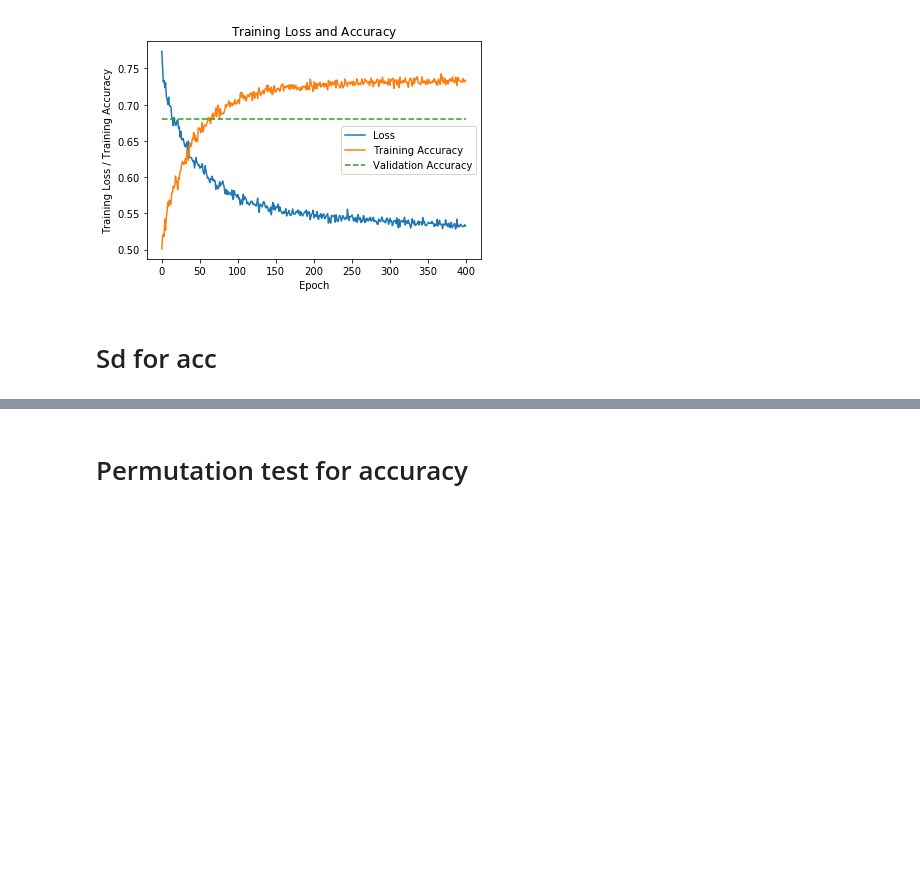
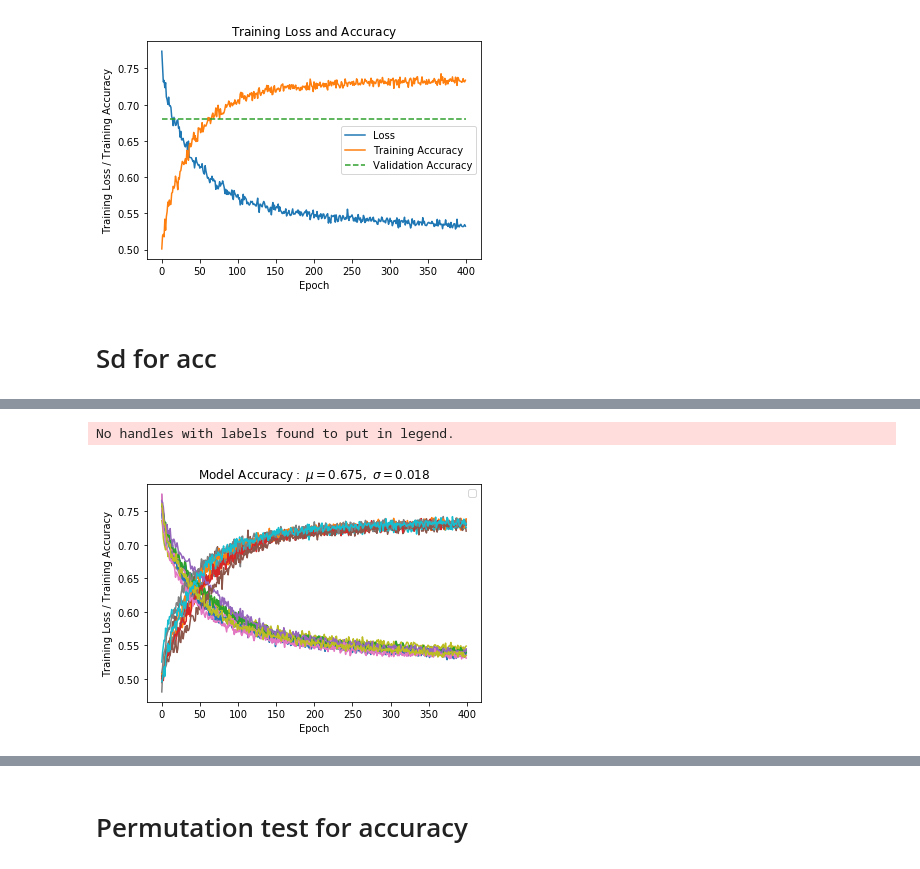
Before and after one commit to oskarwiese/fagprojekt, a Jupyter notebook: src/Classifier_notebook.ipynb, the cells around one changed output, grey strips where cells are left out. Cells and saved outputs as stored; diff of their text form; code cells hidden in the pictures; blank space fills up the shorter version.

Commit message:
standardafvigelse på plots

```diff
--- a/src/Classifier_notebook.ipynb
+++ b/src/Classifier_notebook.ipynb
@@ -786,23 +788,39 @@ weighted avg       0.68      0.68      0.68      1230
 # %% [markdown]
 # Sd for acc
 # %%
+import numpy as np
+from sklearn.model_selection import KFold
+kf = KFold(n_splits=10)
 
 model_accs = []
-for j in range(10):
-    splits = np.array_split(np.arange(7214),10)
-    Xcattest, Xcattrain = Xcat[list(splits[j])], Xcat[list(np.concatenate(np.delete(splits,j)))]
-    Xnumtest, Xnumtrain = Xnum[list(splits[j])], Xnum[list(np.concatenate(np.delete(splits,j)))]
-    ytest, ytrain = data["is_recid"][list(splits[j])], y[list(np.concatenate(np.delete(splits,j)))].flatten()
-    ytest = torch.tensor(ytest.values).flatten()
+j = 0
+for train_index, test_index in kf.split(Xcat):
+    #print("TRAIN:", train_index, "TEST:", test_index)
+    Xcattrain, Xcattest = Xcat[train_index], Xcat[test_index]
+    Xnumtrain, Xnumtest = Xnum[train_index], Xnum[test_index]
+    data_np = np.asarray(data["is_recid"])
+    ytrain, ytest = y[train_index], data_np[test_index]
 
     normalize(Xnumtrain, "zscore");
     normalize(Xnumtest, "zscore");
+
+    #ytest = ytest.reset_index()
+    ytest = torch.tensor(ytest)
 
 # Initialize lists for training and validation
     aggregated_losses = []
     train_iter = []
     train_loss, train_accs = [], []
 
+    model = Model(categorical_embedding_sizes, 4, 1, [16,32,64,128,64], p=0.5)
+    if use_cuda:
+      model.cuda()
+      print(model)
+    for param in model.parameters():
+      param.requires_grad = True
+    loss_function = nn.BCELoss()
+    optimizer = torch.optim.Adam(model.parameters(), lr=0.001, weight_decay = 1e-6)
+    epochs = 400
 
     model.train()
     for i in range(epochs):
@@ -824,8 +842,8 @@ for j in range(10):
     with torch.no_grad():
         y_val = model(Xcattest,Xnumtest)
     y_valpred = (y_val > threshold).float()
+    print(accuracy_score(ytest, y_valpred))
     model_accs.append(accuracy_score(ytest, y_valpred))
-    print(accuracy_score(ytest, y_valpred))
 
     if "plot":
         plt.plot(range(epochs), aggregated_losses)
@@ -838,11 +856,5 @@ for j in range(10):
           plt.legend()
           plt.show()
           break
-    model = Model(categorical_embedding_sizes, 4, 1, [16,32,64,128,64], p=0.5)
-    if use_cuda:
-      model.cuda()
-      print(model)
-    for param in model.parameters():
-      param.requires_grad = True
-    loss_function = nn.BCELoss()
-    optimizer = torch.optim.Adam(model.parameters(), lr=0.001, weight_decay = 1e-6)
+    j += 1
+# %% [output]
@@ -848,0 +878,2 @@ for j in range(10):
+No handles with labels found to put in legend.
+[figure, added]
```
Also changed, not shown: parts of 6 cells of this notebook, 2 other files.
